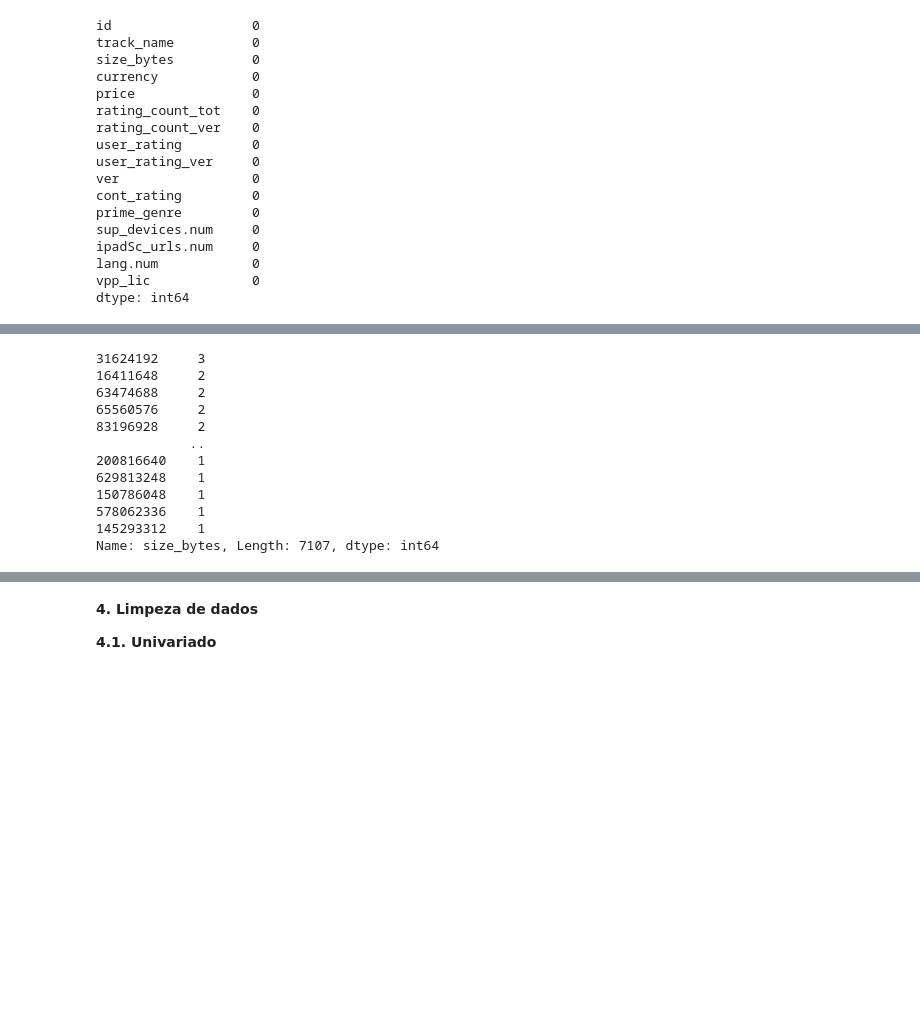
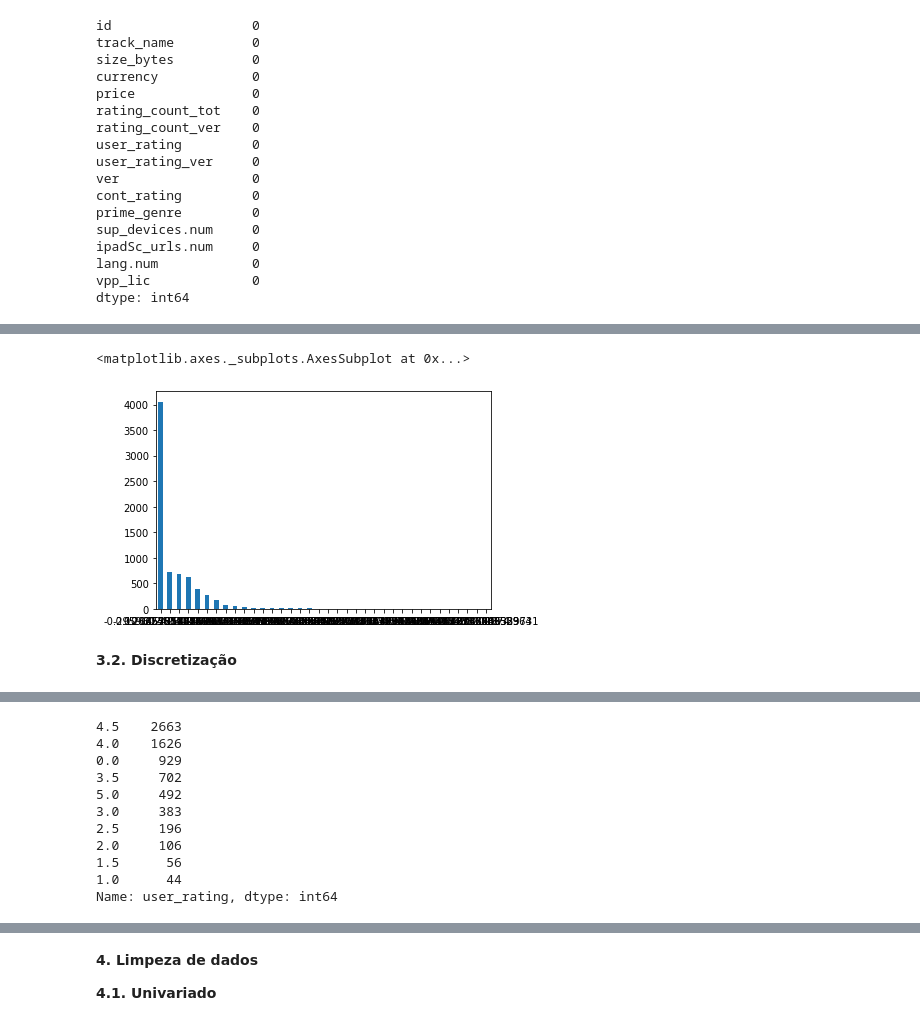
Before and after one commit to pridnt/cesar_engdados, a Jupyter notebook: notebooks/data_analysis.ipynb, the cells around one changed output, grey strips where cells are left out. Drawn from its saved outputs; the diff is of its cells as text; code cells hidden in the pictures; blank space fills up the shorter version.

```diff
--- a/notebooks/data_analysis.ipynb
+++ b/notebooks/data_analysis.ipynb
@@ -115,0 +131,3 @@ dtype: int64
+# %%
+df['price_norm'] = ((df['price'] - df['price'].min()) / (df['price'].max() - df['price'].min())*2) -1
+df['price_norm'].describe()
@@ -115,0 +144,5 @@ dtype: int64
+# %%
+from sklearn.preprocessing import StandardScaler, MinMaxScaler
+scaler = MinMaxScaler()
+df['price_norm'] = scaler.fit_transform(df[['price']])
+df['price_norm'].describe()
@@ -115,0 +159,3 @@ dtype: int64
+# %%
+df['price_norm'] = (df['price'] - df['price'].mean()) / (df['price'].std())
+df['price_norm'].describe()
@@ -115,0 +172,4 @@ dtype: int64
+# %%
+scaler = StandardScaler()
+df['price_norm'] = scaler.fit_transform(df[['price']])
+df['price_norm'].describe()
@@ -116,3 +186,11 @@ dtype: int64
+# %%
+counts = df['price_norm'].value_counts()
+counts.plot.bar(rot=0)
+# %% [output]
+<matplotlib.axes._subplots.AxesSubplot at 0x...>
+[figure, added]
+# %% [markdown]
+**3.2. Discretização**
 # %%
 df.describe()
 # %% [output]
@@ -128,15 +209,14 @@ df.describe()
 # %%
-df['size_bytes'].value_counts()
+df['user_rating'].value_counts()
 # %% [output]
-31624192     3
-16411648     2
-63474688     2
-65560576     2
-83196928     2
-            ..
-200816640    1
-629813248    1
-150786048    1
-578062336    1
-145293312    1
-Name: size_bytes, Length: 7107, dtype: int64
+4.5    2663
+4.0    1626
+0.0     929
+3.5     702
+5.0     492
+3.0     383
+2.5     196
+2.0     106
+1.5      56
+1.0      44
+Name: user_rating, dtype: int64
```
Also changed, not shown: parts of 12 cells of this notebook.
